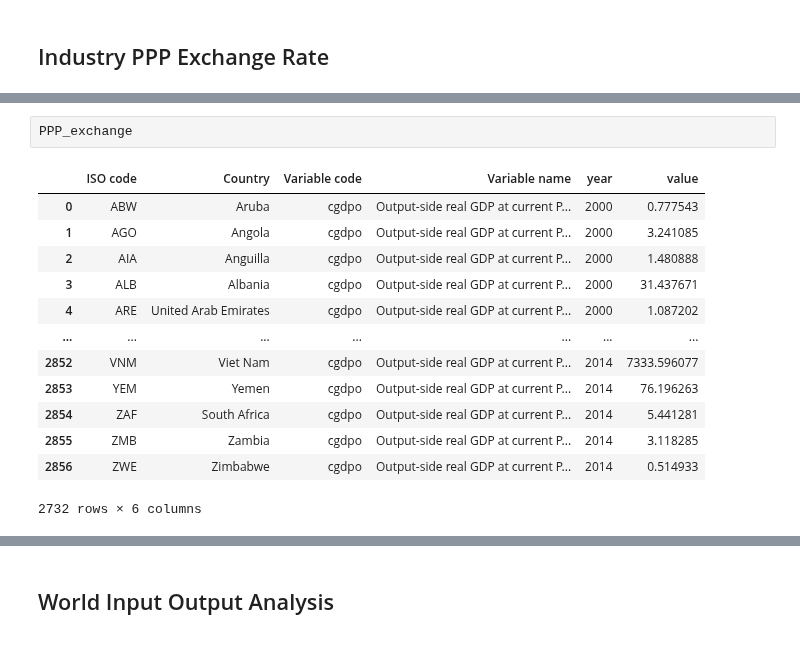
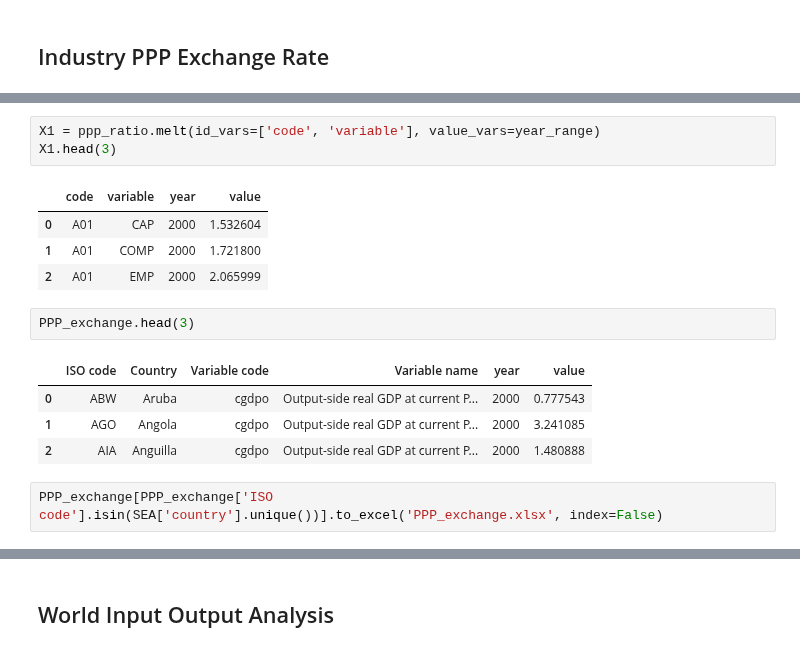
Before and after one commit to kavyajeetbora/ETL_wages, a Jupyter notebook: WIOD.ipynb, the cells around one changed output, grey strips where cells are left out. Drawn from its saved outputs; the diff is of its cells as text.

```diff
--- a/WIOD.ipynb
+++ b/WIOD.ipynb
@@ -246,16 +263,17 @@ PPP_exchange
+# %%
+X1 = ppp_ratio.melt(id_vars=['code', 'variable'], value_vars=year_range)
+X1.head(3)
+# %% [output]
+|  | code | variable | year | value |
+| 0 | A01 | CAP | 2000 | 1.532604 |
+| 1 | A01 | COMP | 2000 | 1.721800 |
+| 2 | A01 | EMP | 2000 | 2.065999 |
 # %%
-PPP_exchange
+PPP_exchange.head(3)
 # %% [output]
 |  | ISO code | Country | Variable code | Variable name | year | value |
 | 0 | ABW | Aruba | cgdpo | Output-side real GDP at current P... | 2000 | 0.777543 |
 | 1 | AGO | Angola | cgdpo | Output-side real GDP at current P... | 2000 | 3.241085 |
 | 2 | AIA | Anguilla | cgdpo | Output-side real GDP at current P... | 2000 | 1.480888 |
-| 3 | ALB | Albania | cgdpo | Output-side real GDP at current P... | 2000 | 31.437671 |
-| 4 | ARE | United Arab Emirates | cgdpo | Output-side real GDP at current P... | 2000 | 1.087202 |
-| ... | ... | ... | ... | ... | ... | ... |
-| 2852 | VNM | Viet Nam | cgdpo | Output-side real GDP at current P... | 2014 | 7333.596077 |
-| 2853 | YEM | Yemen | cgdpo | Output-side real GDP at current P... | 2014 | 76.196263 |
-| 2854 | ZAF | South Africa | cgdpo | Output-side real GDP at current P... | 2014 | 5.441281 |
-| 2855 | ZMB | Zambia | cgdpo | Output-side real GDP at current P... | 2014 | 3.118285 |
-| 2856 | ZWE | Zimbabwe | cgdpo | Output-side real GDP at current P... | 2014 | 0.514933 |
-2732 rows × 6 columns
+# %%
+PPP_exchange[PPP_exchange['ISO code'].isin(SEA['country'].unique())].to_excel('PPP_exchange.xlsx', index=False)
```
Also changed, not shown: parts of 12 cells of this notebook.
